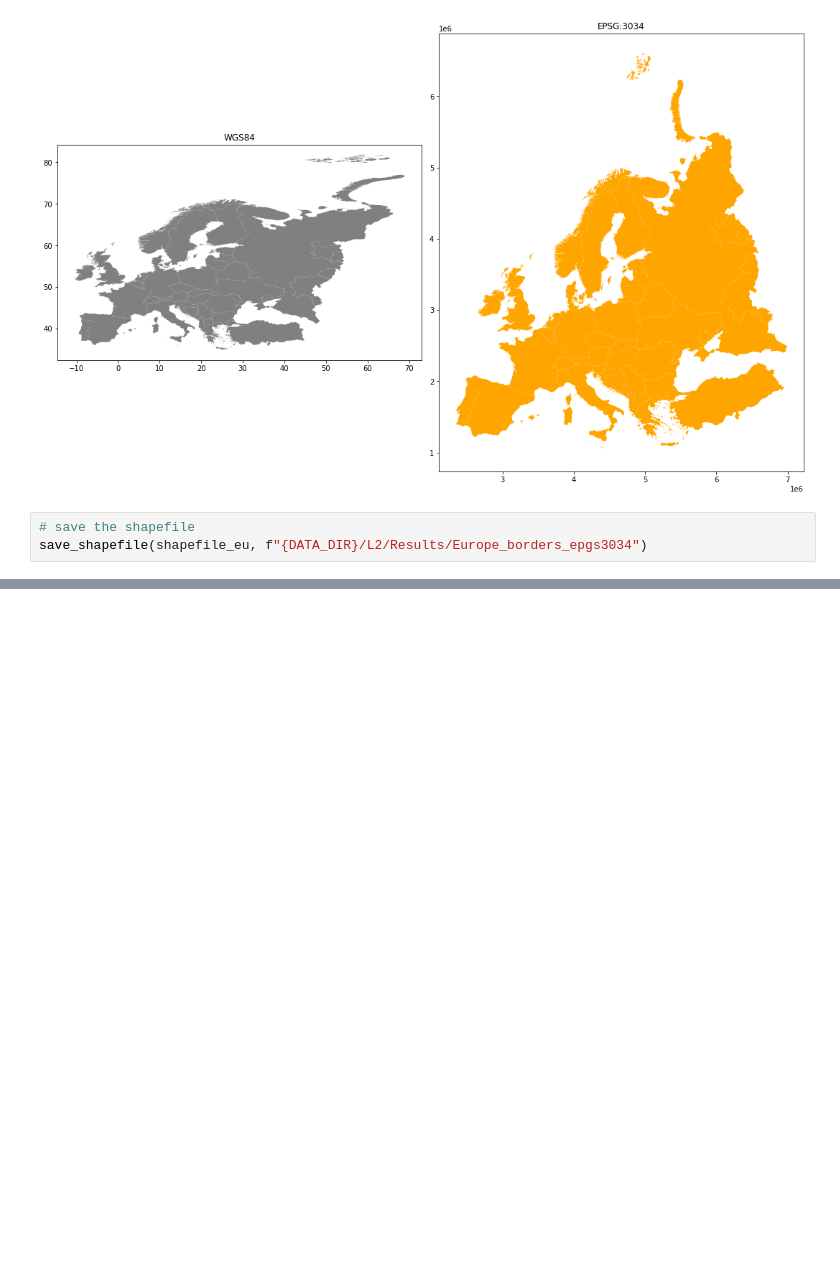
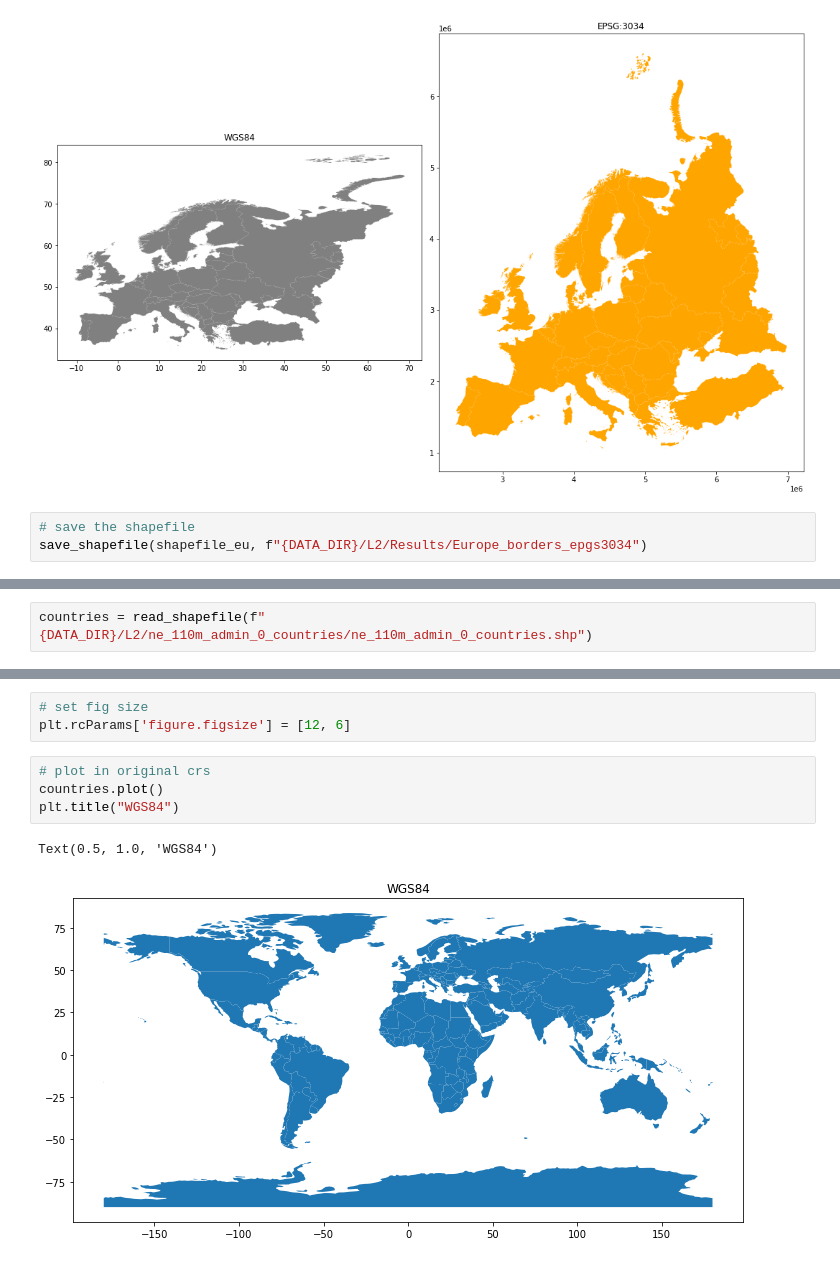
Before and after one commit to Joe-Degs/AutoGIS, a Jupyter notebook: lesson2/Note.ipynb, the cells around one changed output, grey strips where cells are left out. Drawn from its saved outputs; the diff is of its cells as text; blank space fills up the shorter version.

```diff
--- a/lesson2/Note.ipynb
+++ b/lesson2/Note.ipynb
@@ -424,0 +524,2 @@ save_shapefile(shapefile_eu, f"{DATA_DIR}/L2/Results/Europe_borders_epgs3034")
+# %%
+countries = read_shapefile(f"{DATA_DIR}/L2/ne_110m_admin_0_countries/ne_110m_admin_0_countries.shp")
@@ -424,0 +540,10 @@ save_shapefile(shapefile_eu, f"{DATA_DIR}/L2/Results/Europe_borders_epgs3034")
+# %%
+# set fig size
+plt.rcParams['figure.figsize'] = [12, 6]
+# %%
+# plot in original crs
+countries.plot()
+plt.title("WGS84")
+# %% [output]
+Text(0.5, 1.0, 'WGS84')
+[figure, added]
```
Also changed, not shown: parts of 20 cells of this notebook.
